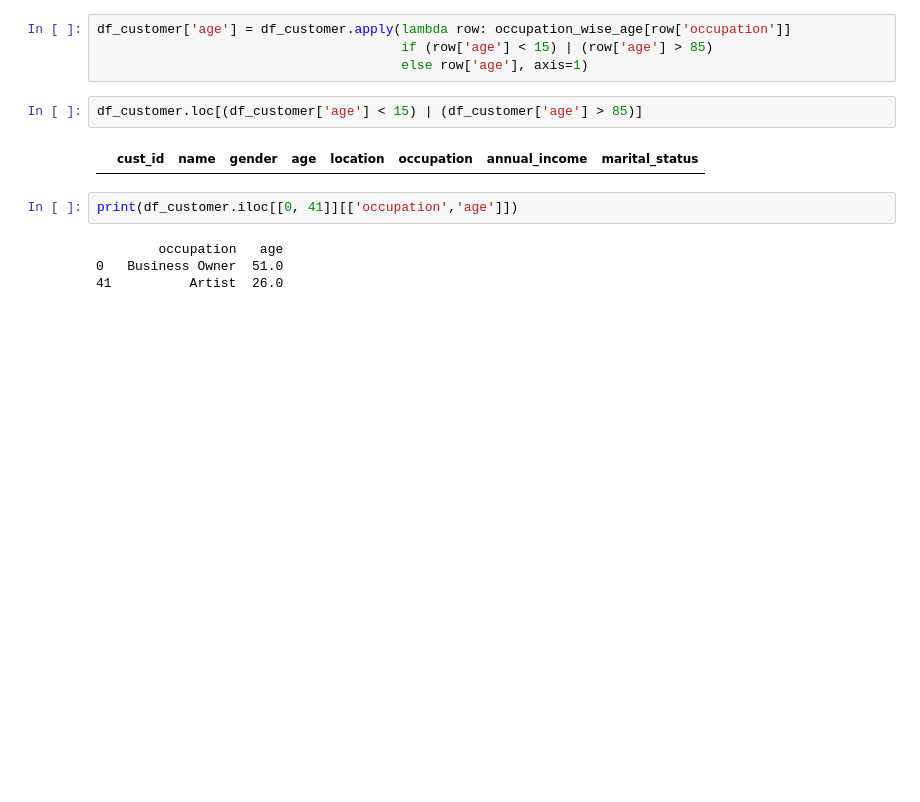
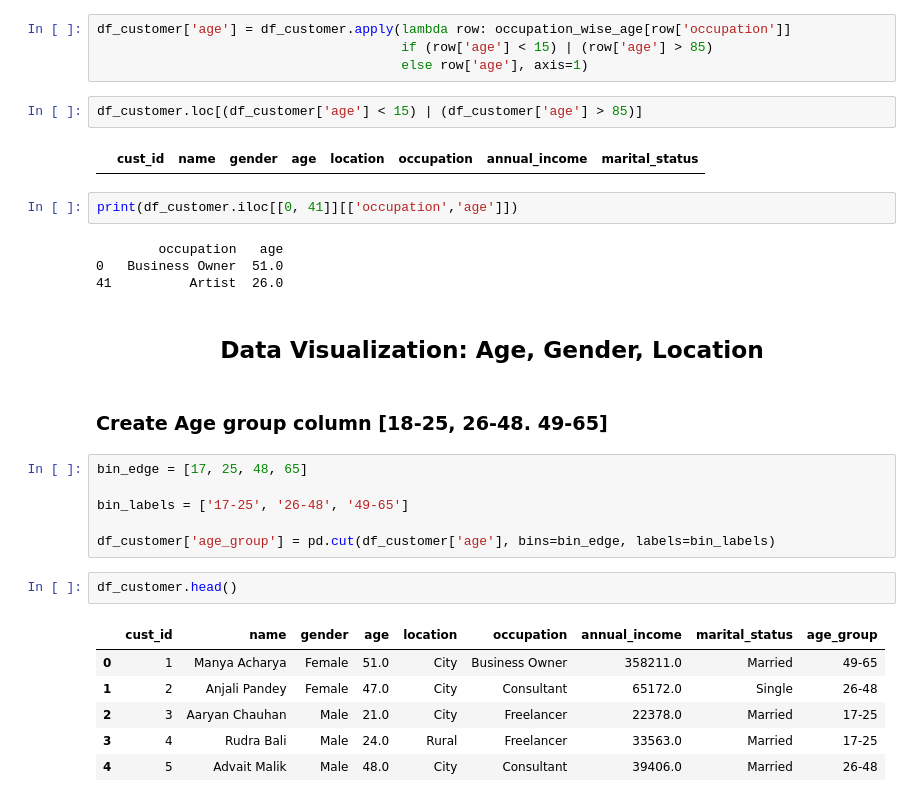
Before and after one commit to ashishjadhav123/AtliQo-Bank-Credit-Card-Launch, a Jupyter notebook: AtliQo Bank Phase1.ipynb, the cells around one changed output. Saved outputs shown, nothing was run; the diff lists cells and outputs as text; blank space fills up the shorter version.

```diff
--- a/AtliQo Bank Phase1.ipynb
+++ b/AtliQo Bank Phase1.ipynb
@@ -192,3 +192,22 @@ print(df_customer.iloc[[0, 41]][['occupation','age']])
         occupation   age
 0   Business Owner  51.0
 41          Artist  26.0
+# %% [markdown]
+<h2 align=Center> Data Visualization: Age, Gender, Location </h2>
+# %% [markdown]
+<h3> Create Age group column [18-25, 26-48. 49-65] </h3>
+# %%
+bin_edge = [17, 25, 48, 65]
+
+bin_labels = ['17-25', '26-48', '49-65']
+
+df_customer['age_group'] = pd.cut(df_customer['age'], bins=bin_edge, labels=bin_labels)
+# %%
+df_customer.head()
+# %% [output]
+|  | cust_id | name | gender | age | location | occupation | annual_income | marital_status | age_group |
+| 0 | 1 | Manya Acharya | Female | 51.0 | City | Business Owner | 358211.0 | Married | 49-65 |
+| 1 | 2 | Anjali Pandey | Female | 47.0 | City | Consultant | 65172.0 | Single | 26-48 |
+| 2 | 3 | Aaryan Chauhan | Male | 21.0 | City | Freelancer | 22378.0 | Married | 17-25 |
+| 3 | 4 | Rudra Bali | Male | 24.0 | Rural | Freelancer | 33563.0 | Married | 17-25 |
+| 4 | 5 | Advait Malik | Male | 48.0 | City | Consultant | 39406.0 | Married | 26-48 |
```
Also changed, not shown: parts of 1 cell of this notebook.
